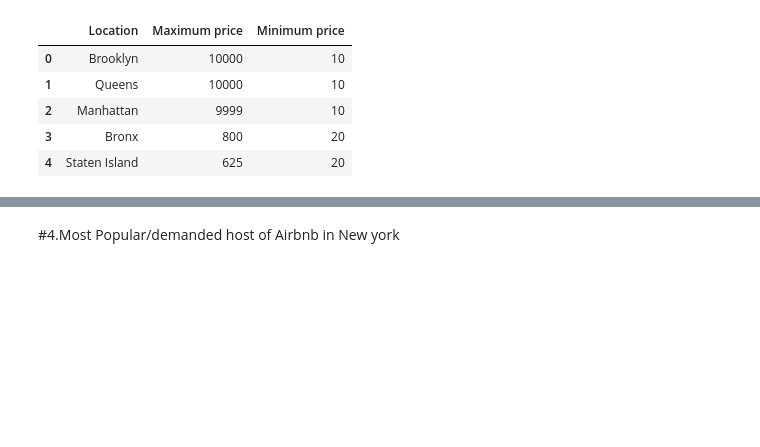
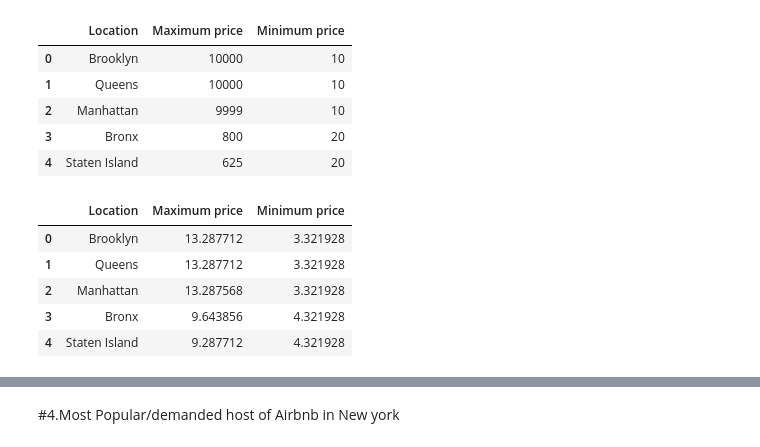
Before and after one commit to HarshivBhatt/EDA_Project_Airbnb_booking_Analysis-Self-.ipynb, a Jupyter notebook: EDA_Project_Airbnb_booking_Analysis.ipynb, the cells around one changed output, grey strips where cells are left out. Drawn from its saved outputs; the diff is of its cells as text; code cells hidden in the pictures; blank space fills up the shorter version.

```diff
--- a/EDA_Project_Airbnb_booking_Analysis.ipynb
+++ b/EDA_Project_Airbnb_booking_Analysis.ipynb
@@ -257 +285,10 @@ merge_price_df
+# %%
+merge_price_df_copy
+# %% [output]
+|  | Location | Maximum price | Minimum price |
+| 0 | Brooklyn | 13.287712 | 3.321928 |
+| 1 | Queens | 13.287712 | 3.321928 |
+| 2 | Manhattan | 13.287568 | 3.321928 |
+| 3 | Bronx | 9.643856 | 4.321928 |
+| 4 | Staten Island | 9.287712 | 4.321928 |
 # %%
```
Also changed, not shown: parts of 11 cells of this notebook.
